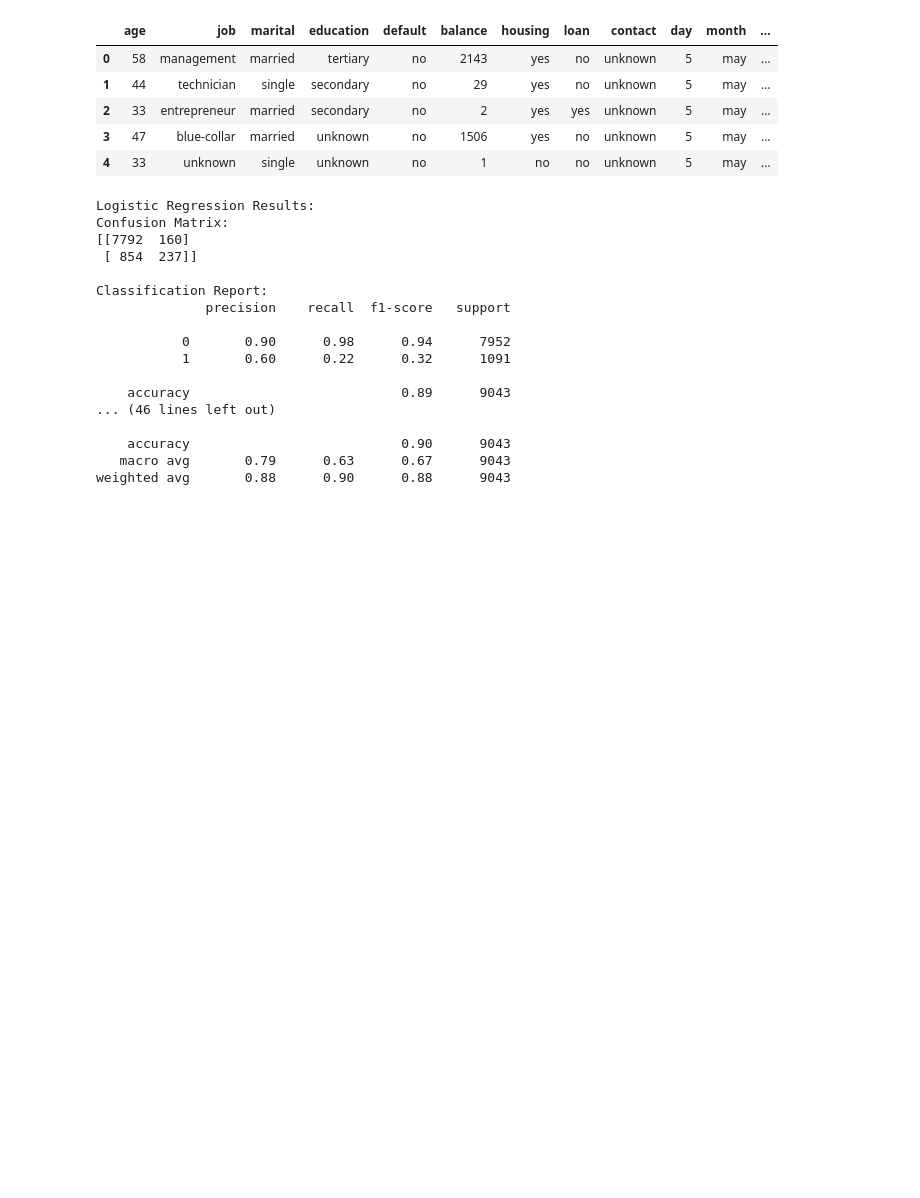
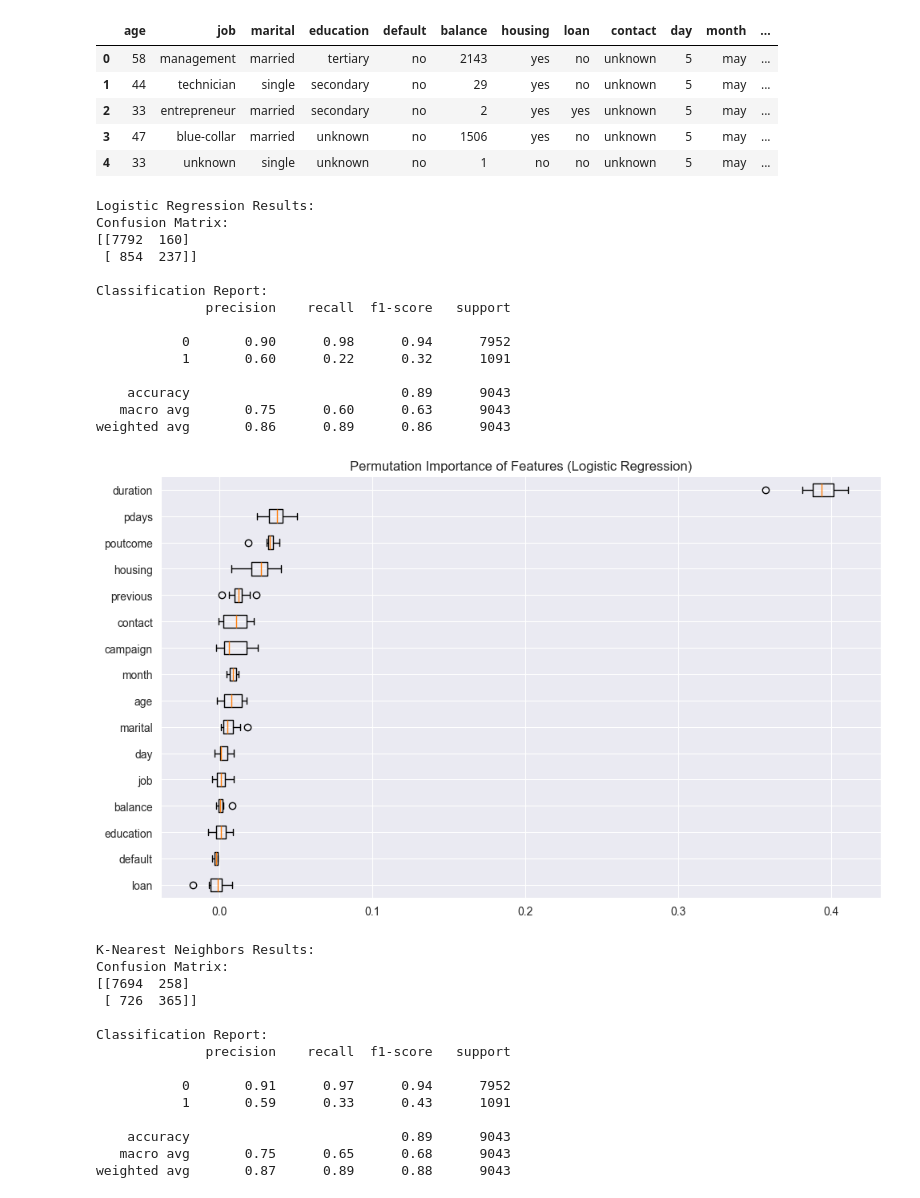
Before and after one commit to geo-rge-li/uci-classifiers, a Jupyter notebook: classifiers.ipynb, the cells around one changed output. Cells and saved outputs as stored; diff of their text form; code cells hidden in the pictures; blank space fills up the shorter version.

Commit message:
report

```diff
--- a/classifiers.ipynb
+++ b/classifiers.ipynb
@@ -23,6 +23,7 @@ df.head()
 | 3 | 47 | blue-collar | married | unknown | no | 1506 | yes | no | unknown | 5 | may | ... |
 | 4 | 33 | unknown | single | unknown | no | 1 | no | no | unknown | 5 | may | ... |
 # %%
+from sklearn.inspection import permutation_importance
 from sklearn.svm import SVC
 from sklearn.linear_model import LogisticRegression
 from sklearn.metrics import confusion_matrix, classification_report
@@ -46,7 +47,8 @@ X_train, X_test, y_train, y_test = train_test_split(X, y, test_size=0.2, random_
 scaler = StandardScaler()
 X_train_scaled = scaler.fit_transform(X_train)
 X_test_scaled = scaler.transform(X_test)
-
+# Save feature names
+feature_names = X.columns.tolist()
 # Function to print confusion matrix and classification report
 def print_results(y_true, y_pred, model_name):
     print(f"\n{model_name} Results:")
@@ -55,44 +57,74 @@ def print_results(y_true, y_pred, model_name):
     print("\nClassification Report:")
     print(classification_report(y_true, y_pred))
 
+
+# Function to calculate and plot permutation importance
+def plot_permutation_importance(model, X, y, feature_names, model_name):
+
+    result = permutation_importance(model, X, y, n_repeats=10, random_state=42, scoring='precision')
+    sorted_idx = result.importances_mean.argsort()
+
+    plt.figure(figsize=(10, 6))
+    plt.boxplot(result.importances[sorted_idx].T, vert=False, labels=[feature_names[i] for i in sorted_idx])
+    plt.title(f"Permutation Importance of Features ({model_name})")
+    plt.tight_layout()
+    plt.show()
+
+
 # Logistic Regression
 lr_model = LogisticRegression(random_state=42)
 lr_model.fit(X_train_scaled, y_train)
 lr_pred = lr_model.predict(X_test_scaled)
 print_results(y_test, lr_pred, "Logistic Regression")
+plot_permutation_importance(lr_model, X_test_scaled, y_test, feature_names, "Logistic Regression")
 
 # K-Nearest Neighbors
 knn_model = KNeighborsClassifier()
 knn_model.fit(X_train_scaled, y_train)
 knn_pred = knn_model.predict(X_test_scaled)
 print_results(y_test, knn_pred, "K-Nearest Neighbors")
+plot_permutation_importance(knn_model, X_test_scaled, y_test, feature_names, "K-Nearest Neighbors")
 
 # Decision Tree
 dt_model = DecisionTreeClassifier(random_state=42)
 dt_model.fit(X_train_scaled, y_train)
 dt_pred = dt_model.predict(X_test_scaled)
 print_results(y_test, dt_pred, "Decision Tree")
+plot_permutation_importance(dt_model, X_test_scaled, y_test, feature_names, "Decision Tree")
 
 # Support Vector Machine
 svm_model = SVC(random_state=42)
 svm_model.fit(X_train_scaled, y_train)
 svm_pred = svm_model.predict(X_test_scaled)
 print_results(y_test, svm_pred, "Support Vector Machine")
+plot_permutation_importance(svm_model, X_test_scaled, y_test, feature_names, "Support Vector Machine")
 # %% [output]
 Logistic Regression Results:
 Confusion Matrix:
 [[7792  160]
  [ 854  237]]
 
 Classification Report:
               precision    recall  f1-score   support
 
            0       0.90      0.98      0.94      7952
            1       0.60      0.22      0.32      1091
 
     accuracy                           0.89      9043
-... (46 lines left out)
-
-    accuracy                           0.90      9043
-   macro avg       0.79      0.63      0.67      9043
-weighted avg       0.88      0.90      0.88      9043
+   macro avg       0.75      0.60      0.63      9043
+weighted avg       0.86      0.89      0.86      9043
+[figure, added]
+K-Nearest Neighbors Results:
+Confusion Matrix:
+[[7694  258]
+ [ 726  365]]
+
+Classification Report:
+              precision    recall  f1-score   support
+
+           0       0.91      0.97      0.94      7952
+           1       0.59      0.33      0.43      1091
+
+    accuracy                           0.89      9043
+   macro avg       0.75      0.65      0.68      9043
+weighted avg       0.87      0.89      0.88      9043
```
Also changed, not shown: parts of 1 cell of this notebook, 2 other files.
